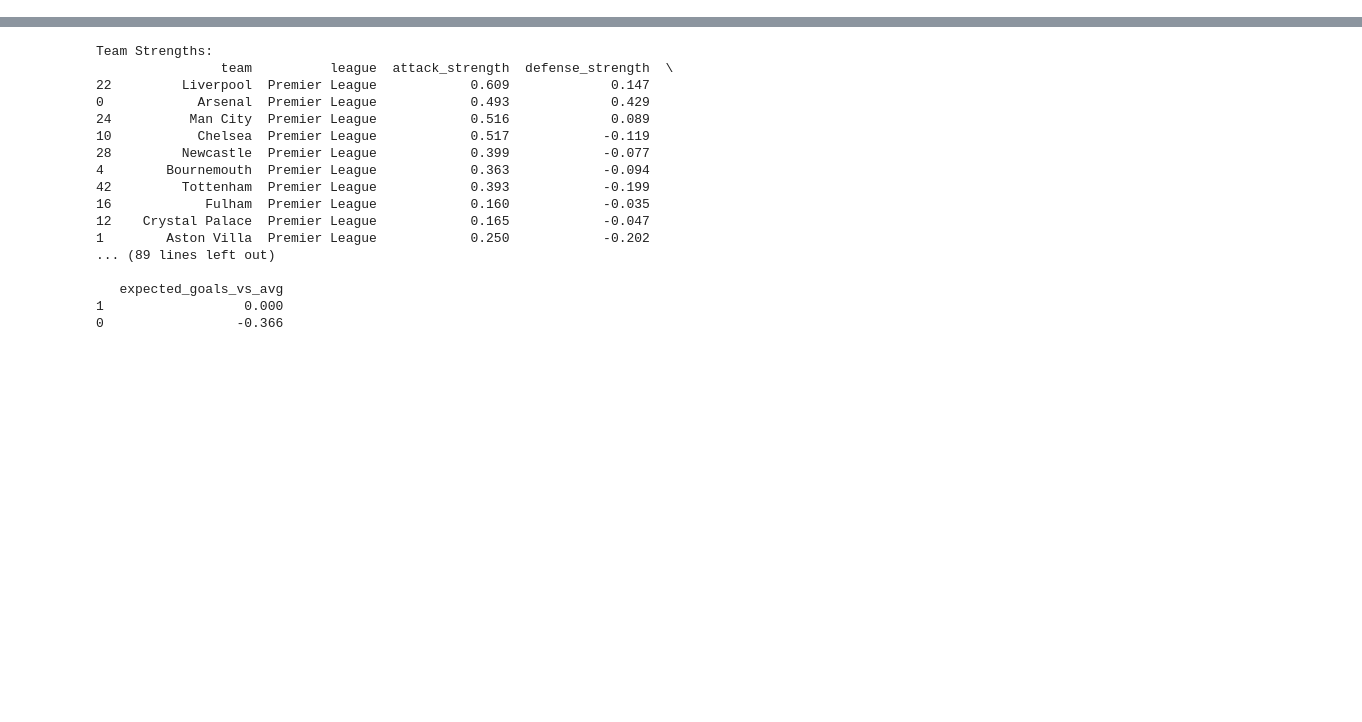
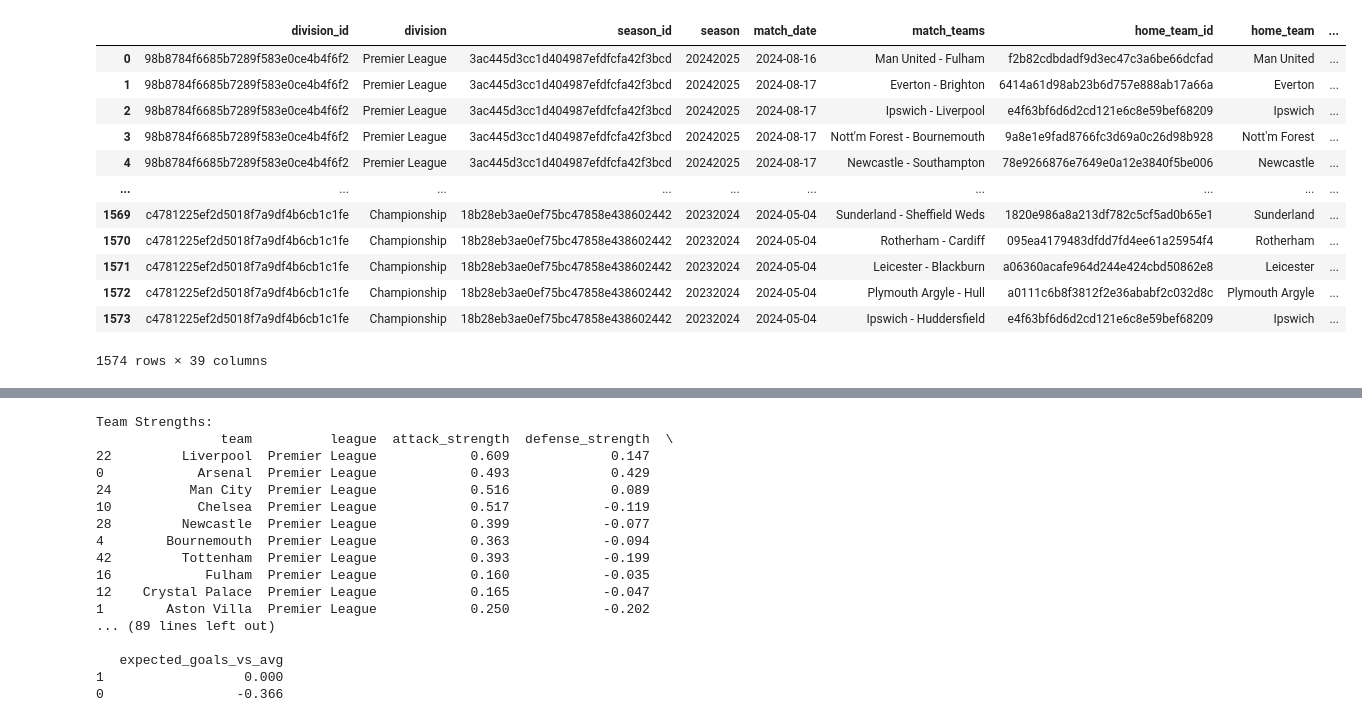
Before and after one commit to louis-porter/football-analytics, a Jupyter notebook: models/team-strength-models/bayesian-hierarchical-model/model/bayesian_strength_model.ipynb, the cells around one changed output, grey strips where cells are left out. Drawn from its saved outputs; the diff is of its cells as text; code cells hidden in the pictures; blank space fills up the shorter version.

```diff
--- a/models/team-strength-models/bayesian-hierarchical-model/model/bayesian_strength_model.ipynb
+++ b/models/team-strength-models/bayesian-hierarchical-model/model/bayesian_strength_model.ipynb
@@ -17,3 +13,56 @@ WARNING (pytensor.tensor.blas): Using NumPy C-API based implementation for BLAS
+# %%
+# get data
+API_KEY = os.getenv("API_KEY")
+url = 'https://data-service.beatthebookie.blog/data'
+headers = {"x-api-key": API_KEY}
+
+# Function to fetch data for a specific division and season
+def fetch_data(division, season):
+    params = {
+        'division': division,
+        'season': season
+    }
+    response = requests.get(url, headers=headers, params=params)
+    if response.status_code == 200:
+        return pd.read_json(io.StringIO(response.content.decode('utf-8')))
+    else:
+        print(f"Error fetching {division} {season}: {response.status_code}")
+        print(response.content.decode('utf-8'))
+        return pd.DataFrame()
+
+# Fetch data for all combinations
+seasons = ['2024_2025', '2023_2024']
+divisions = ['Premier League', 'Championship']
+dataframes = []
+
+for division in divisions:
+    for season in seasons:
+        df = fetch_data(division, season)
+        if not df.empty:
+            dataframes.append(df)
+
+# Combine all dataframes
+if dataframes:
+    df = pd.concat(dataframes, ignore_index=True)
+
+    # Convert match_date to datetime
+    df['match_date'] = pd.to_datetime(df['match_date'])
+# %%
+df
+# %% [output]
+|  | division_id | division | season_id | season | match_date | match_teams | home_team_id | home_team | ... |
+| 0 | 98b8784f6685b7289f583e0ce4b4f6f2 | Premier League | 3ac445d3cc1d404987efdfcfa42f3bcd | 20242025 | 2024-08-16 | Man United - Fulham | f2b82cdbdadf9d3ec47c3a6be66dcfad | Man United | ... |
+| 1 | 98b8784f6685b7289f583e0ce4b4f6f2 | Premier League | 3ac445d3cc1d404987efdfcfa42f3bcd | 20242025 | 2024-08-17 | Everton - Brighton | 6414a61d98ab23b6d757e888ab17a66a | Everton | ... |
+| 2 | 98b8784f6685b7289f583e0ce4b4f6f2 | Premier League | 3ac445d3cc1d404987efdfcfa42f3bcd | 20242025 | 2024-08-17 | Ipswich - Liverpool | e4f63bf6d6d2cd121e6c8e59bef68209 | Ipswich | ... |
+| 3 | 98b8784f6685b7289f583e0ce4b4f6f2 | Premier League | 3ac445d3cc1d404987efdfcfa42f3bcd | 20242025 | 2024-08-17 | Nott'm Forest - Bournemouth | 9a8e1e9fad8766fc3d69a0c26d98b928 | Nott'm Forest | ... |
+| 4 | 98b8784f6685b7289f583e0ce4b4f6f2 | Premier League | 3ac445d3cc1d404987efdfcfa42f3bcd | 20242025 | 2024-08-17 | Newcastle - Southampton | 78e9266876e7649e0a12e3840f5be006 | Newcastle | ... |
+| ... | ... | ... | ... | ... | ... | ... | ... | ... | ... |
+| 1569 | c4781225ef2d5018f7a9df4b6cb1c1fe | Championship | 18b28eb3ae0ef75bc47858e438602442 | 20232024 | 2024-05-04 | Sunderland - Sheffield Weds | 1820e986a8a213df782c5cf5ad0b65e1 | Sunderland | ... |
+| 1570 | c4781225ef2d5018f7a9df4b6cb1c1fe | Championship | 18b28eb3ae0ef75bc47858e438602442 | 20232024 | 2024-05-04 | Rotherham - Cardiff | 095ea4179483dfdd7fd4ee61a25954f4 | Rotherham | ... |
+| 1571 | c4781225ef2d5018f7a9df4b6cb1c1fe | Championship | 18b28eb3ae0ef75bc47858e438602442 | 20232024 | 2024-05-04 | Leicester - Blackburn | a06360acafe964d244e424cbd50862e8 | Leicester | ... |
+| 1572 | c4781225ef2d5018f7a9df4b6cb1c1fe | Championship | 18b28eb3ae0ef75bc47858e438602442 | 20232024 | 2024-05-04 | Plymouth Argyle - Hull | a0111c6b8f3812f2e36ababf2c032d8c | Plymouth Argyle | ... |
+| 1573 | c4781225ef2d5018f7a9df4b6cb1c1fe | Championship | 18b28eb3ae0ef75bc47858e438602442 | 20232024 | 2024-05-04 | Ipswich - Huddersfield | e4f63bf6d6d2cd121e6c8e59bef68209 | Ipswich | ... |
+1574 rows × 39 columns
 # %%
 # build model
 import psutil
```
Also changed, not shown: parts of 7 cells of this notebook, 9 other files.
